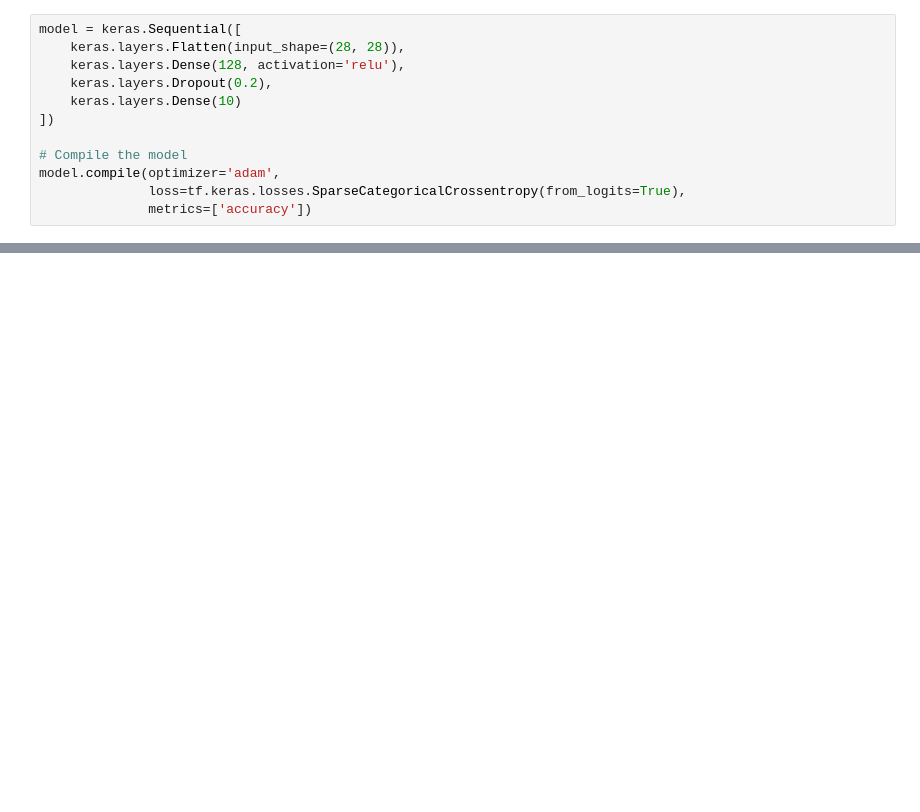
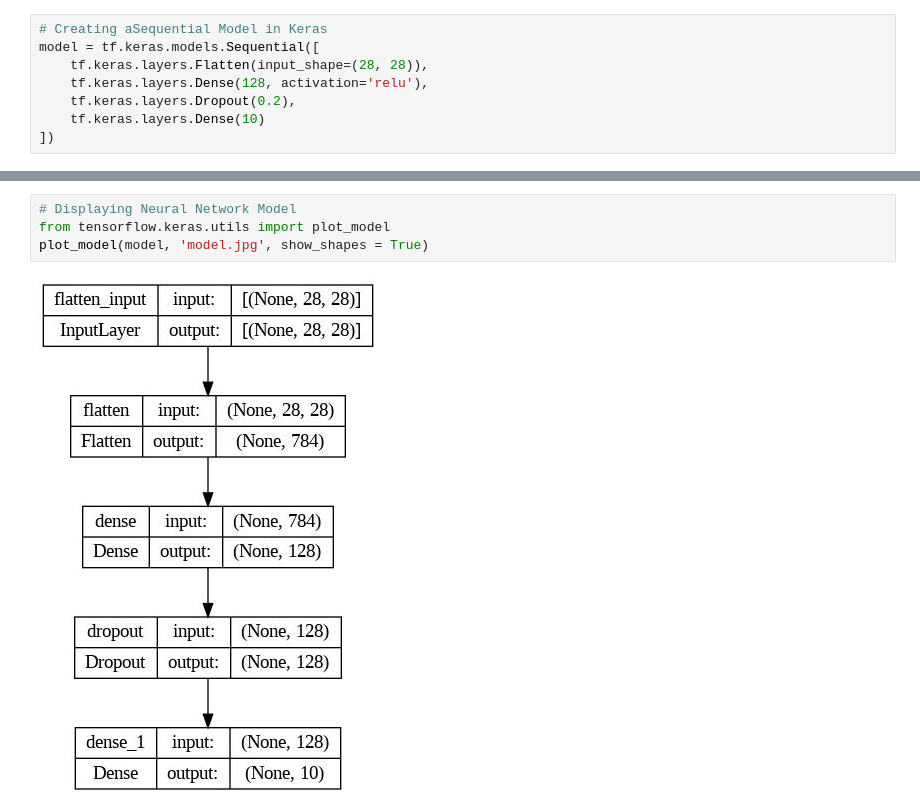
Before and after one commit to Premrufus/BharatIntenRepo, a Jupyter notebook: Number_Recognition.ipynb, the cells around one changed output, grey strips where cells are left out. Drawn from its saved outputs; the diff is of its cells as text; blank space fills up the shorter version.

```diff
--- a/Number_Recognition.ipynb
+++ b/Number_Recognition.ipynb
@@ -13,12 +154,8 @@ x_train, x_test = x_train / 255.0, x_test / 255.0
 # %%
-model = keras.Sequential([
-    keras.layers.Flatten(input_shape=(28, 28)),
-    keras.layers.Dense(128, activation='relu'),
-    keras.layers.Dropout(0.2),
-    keras.layers.Dense(10)
+# Creating aSequential Model in Keras
+model = tf.keras.models.Sequential([
+    tf.keras.layers.Flatten(input_shape=(28, 28)),
+    tf.keras.layers.Dense(128, activation='relu'),
+    tf.keras.layers.Dropout(0.2),
+    tf.keras.layers.Dense(10)
 ])
-
-# Compile the model
-model.compile(optimizer='adam',
-              loss=tf.keras.losses.SparseCategoricalCrossentropy(from_logits=True),
-              metrics=['accuracy'])
@@ -64,0 +191,6 @@ plt.show()
+# %%
+# Displaying Neural Network Model
+from tensorflow.keras.utils import plot_model
+plot_model(model, 'model.jpg', show_shapes = True)
+# %% [output]
+[figure, added]
```
Also changed, not shown: parts of 32 cells of this notebook.
